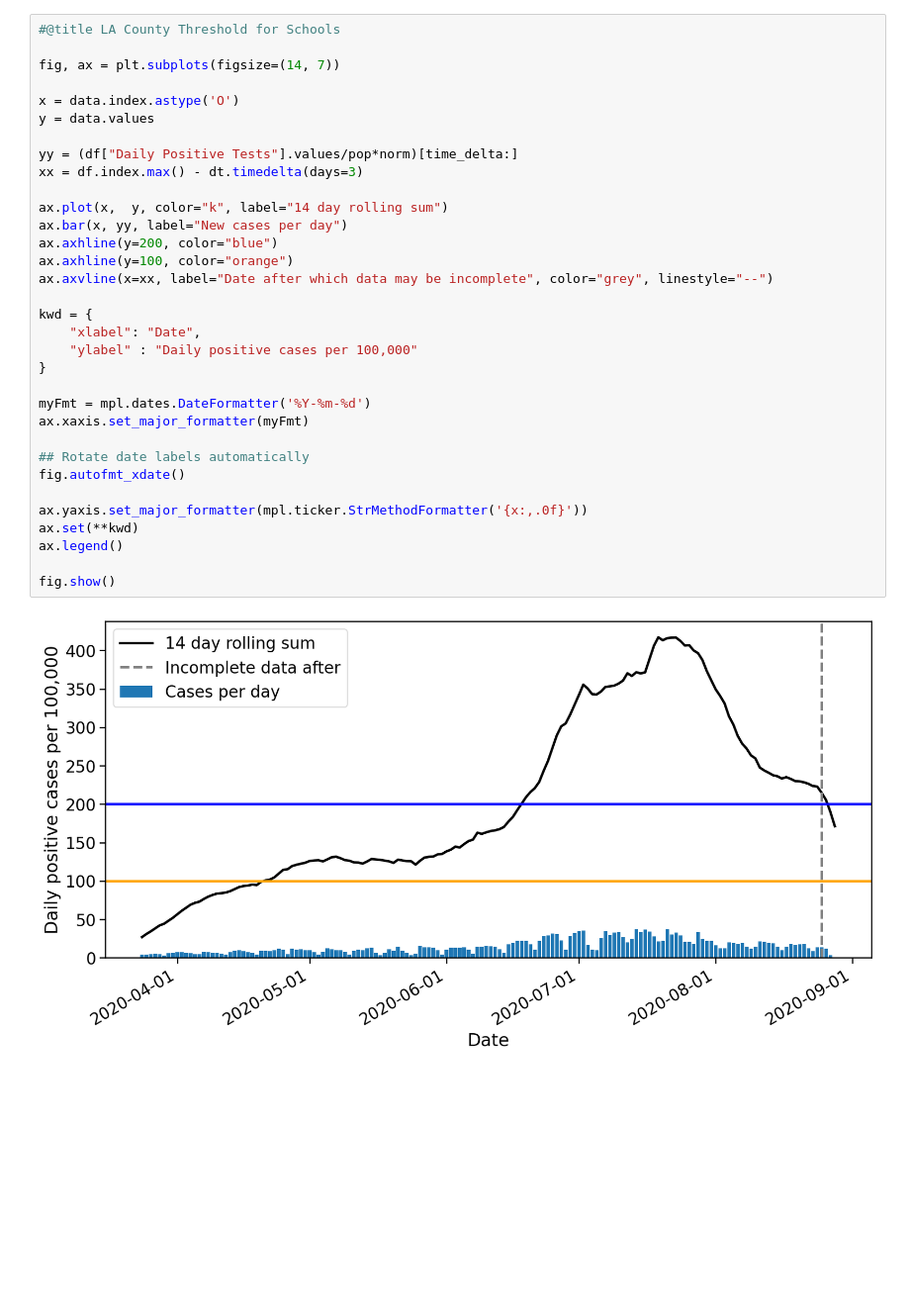
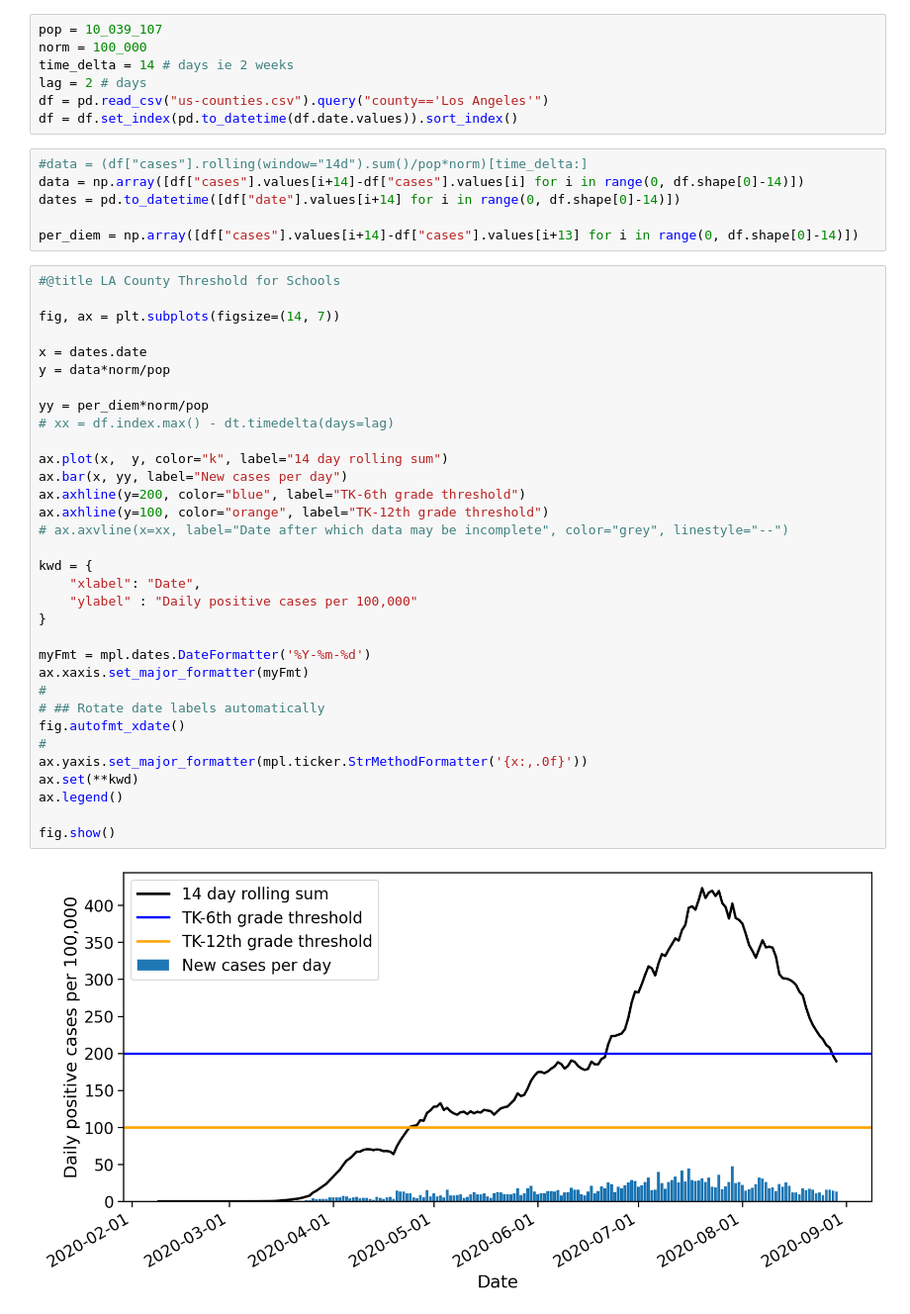
Before and after one commit to pachterlab/COVID19-County, a Jupyter notebook: LA_County_Triggers.ipynb, the cells around one changed output. Shown at 99% size. Drawn from its saved outputs; the diff is of its cells as text; blank space fills up the shorter version.

Commit message:
new data source

```diff
--- a/LA_County_Triggers.ipynb
+++ b/LA_County_Triggers.ipynb
@@ -83,35 +48,48 @@ data = (df["Daily Positive Tests"].rolling(window="14d").sum()/pop*norm)[time_de
+# %%
+pop = 10_039_107
+norm = 100_000
+time_delta = 14 # days ie 2 weeks
+lag = 2 # days
+df = pd.read_csv("us-counties.csv").query("county=='Los Angeles'")
+df = df.set_index(pd.to_datetime(df.date.values)).sort_index()
+# %%
+#data = (df["cases"].rolling(window="14d").sum()/pop*norm)[time_delta:]
+data = np.array([df["cases"].values[i+14]-df["cases"].values[i] for i in range(0, df.shape[0]-14)])
+dates = pd.to_datetime([df["date"].values[i+14] for i in range(0, df.shape[0]-14)])
+
+per_diem = np.array([df["cases"].values[i+14]-df["cases"].values[i+13] for i in range(0, df.shape[0]-14)])
 # %%
 #@title LA County Threshold for Schools
 
 fig, ax = plt.subplots(figsize=(14, 7))
 
-x = data.index.astype('O')
-y = data.values
+x = dates.date
+y = data*norm/pop
 
-yy = (df["Daily Positive Tests"].values/pop*norm)[time_delta:]
-xx = df.index.max() - dt.timedelta(days=3)
+yy = per_diem*norm/pop
+# xx = df.index.max() - dt.timedelta(days=lag)
 
 ax.plot(x,  y, color="k", label="14 day rolling sum")
 ax.bar(x, yy, label="New cases per day")
-ax.axhline(y=200, color="blue")
-ax.axhline(y=100, color="orange")
-ax.axvline(x=xx, label="Date after which data may be incomplete", color="grey", linestyle="--")
+ax.axhline(y=200, color="blue", label="TK-6th grade threshold")
+ax.axhline(y=100, color="orange", label="TK-12th grade threshold")
+# ax.axvline(x=xx, label="Date after which data may be incomplete", color="grey", linestyle="--")
 
 kwd = {
     "xlabel": "Date",
     "ylabel" : "Daily positive cases per 100,000"
 }
 
 myFmt = mpl.dates.DateFormatter('%Y-%m-%d')
 ax.xaxis.set_major_formatter(myFmt)
-
-## Rotate date labels automatically
+#
+# ## Rotate date labels automatically
 fig.autofmt_xdate()
-
+#
 ax.yaxis.set_major_formatter(mpl.ticker.StrMethodFormatter('{x:,.0f}'))
 ax.set(**kwd)
 ax.legend()
 
 fig.show()
 # %% [output]
-[figure, old version]
+[figure, new version]
```
Also changed, not shown: parts of 7 cells of this notebook.
